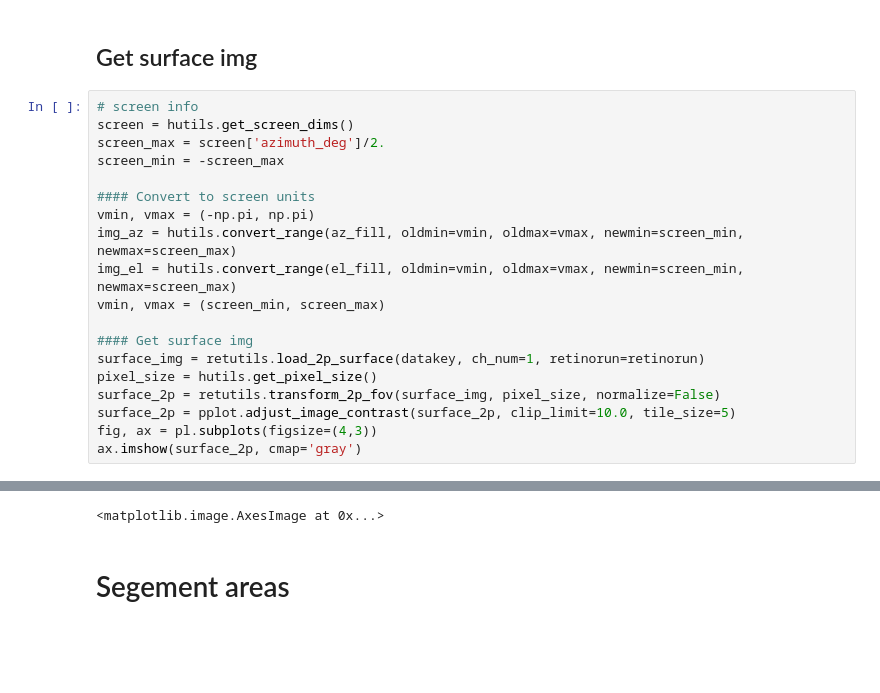
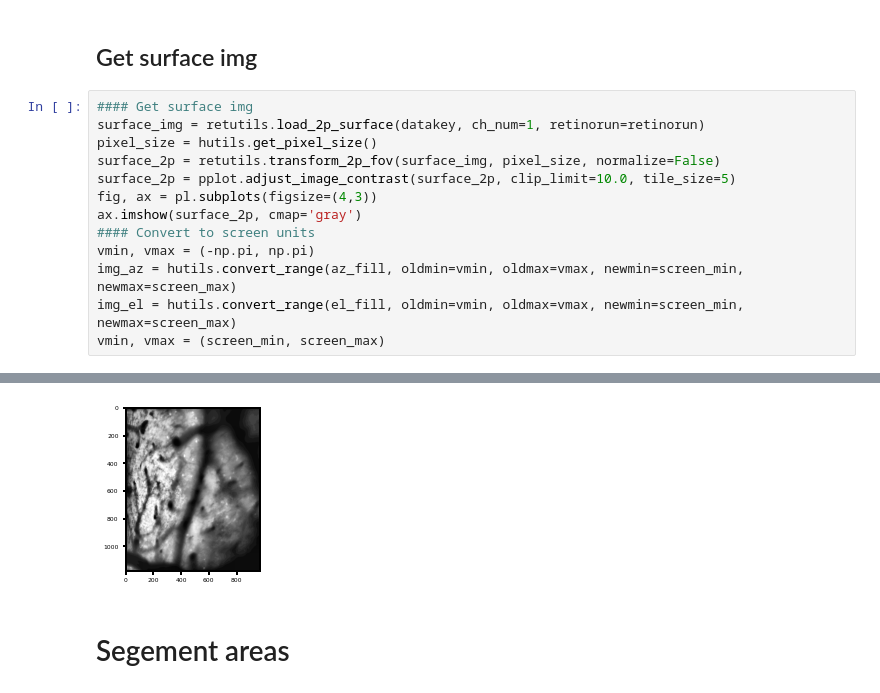
Before and after one commit to julianarhee/rat-2p-area-characterizations, a Jupyter notebook: analyze2p/retinotopy/identify_area_boundaries_2p.ipynb, the cells around one changed output, grey strips where cells are left out. Saved outputs shown, nothing was run; the diff lists cells and outputs as text; blank space fills up the shorter version.

```diff
--- a/analyze2p/retinotopy/identify_area_boundaries_2p.ipynb
+++ b/analyze2p/retinotopy/identify_area_boundaries_2p.ipynb
@@ -311,17 +316,6 @@ with open(processedparams_fpath, 'w') as f:
 # %% [markdown]
 ## Get surface img
 # %%
-# screen info
-screen = hutils.get_screen_dims()
-screen_max = screen['azimuth_deg']/2.
-screen_min = -screen_max
-
-#### Convert to screen units
-vmin, vmax = (-np.pi, np.pi)
-img_az = hutils.convert_range(az_fill, oldmin=vmin, oldmax=vmax, newmin=screen_min, newmax=screen_max)
-img_el = hutils.convert_range(el_fill, oldmin=vmin, oldmax=vmax, newmin=screen_min, newmax=screen_max)
-vmin, vmax = (screen_min, screen_max)
-
 #### Get surface img
 surface_img = retutils.load_2p_surface(datakey, ch_num=1, retinorun=retinorun)
 pixel_size = hutils.get_pixel_size()
@@ -329,4 +323,9 @@ surface_2p = retutils.transform_2p_fov(surface_img, pixel_size, normalize=False)
 surface_2p = pplot.adjust_image_contrast(surface_2p, clip_limit=10.0, tile_size=5)
 fig, ax = pl.subplots(figsize=(4,3))
 ax.imshow(surface_2p, cmap='gray')
+#### Convert to screen units
+vmin, vmax = (-np.pi, np.pi)
+img_az = hutils.convert_range(az_fill, oldmin=vmin, oldmax=vmax, newmin=screen_min, newmax=screen_max)
+img_el = hutils.convert_range(el_fill, oldmin=vmin, oldmax=vmax, newmin=screen_min, newmax=screen_max)
+vmin, vmax = (screen_min, screen_max)
 # %% [output]
@@ -335,4 +332,4 @@ ax.imshow(surface_2p, cmap='gray')
-<matplotlib.image.AxesImage at 0x...>
+[figure, added]
 # %% [markdown]
 # Segement areas
 # %%
```
Also changed, not shown: parts of 23 cells of this notebook, 9 other files.
